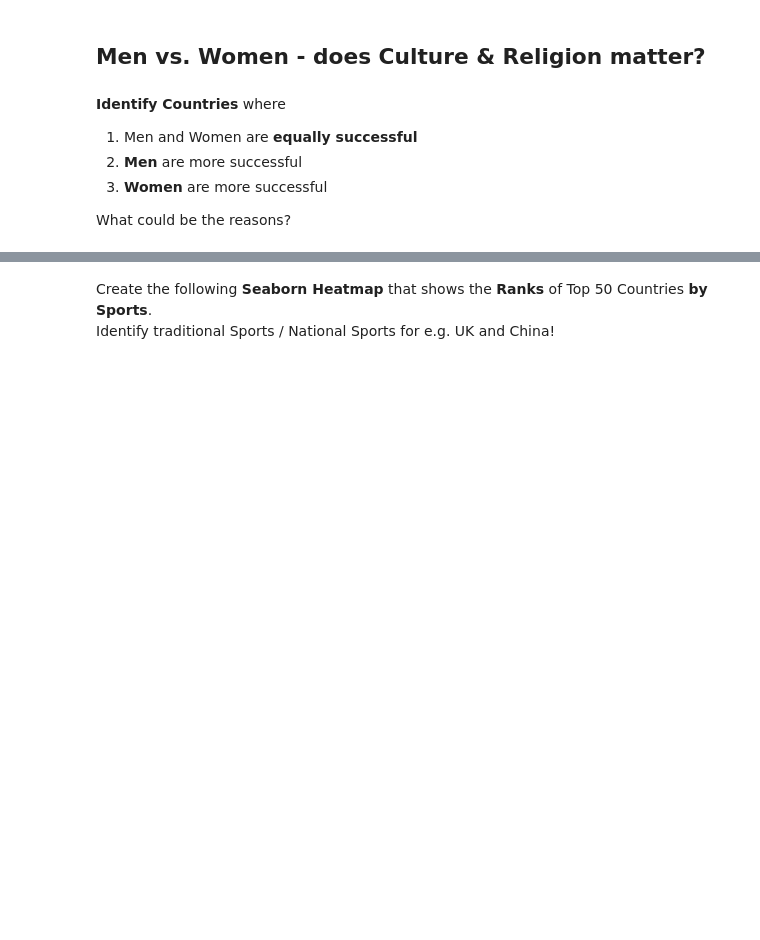
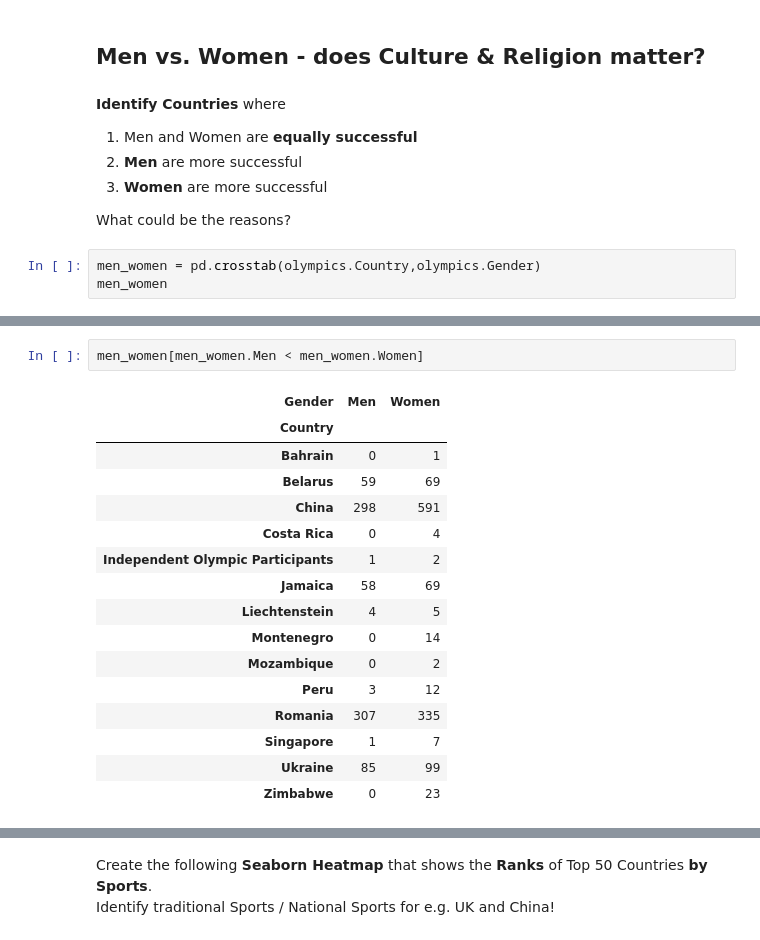
Before and after one commit to hamednasr/Explanatory-Data-Analysis, a Jupyter notebook: Explanatory_DataAnalysis_Challenge.ipynb, the cells around one changed output, grey strips where cells are left out. Drawn from its saved outputs; the diff is of its cells as text; blank space fills up the shorter version.

Commit message:
men and women analysis

```diff
--- a/Explanatory_DataAnalysis_Challenge.ipynb
+++ b/Explanatory_DataAnalysis_Challenge.ipynb
@@ -906,3 +951,6 @@ __Identify Countries__ where
 3. __Women__ are more successful
 
 What could be the reasons?
+# %%
+men_women = pd.crosstab(olympics.Country,olympics.Gender)
+men_women
@@ -908,0 +989,19 @@ What could be the reasons?
+# %%
+men_women[men_women.Men < men_women.Women]
+# %% [output]
+| Gender | Men | Women |
+| Country |  |  |
+| Bahrain | 0 | 1 |
+| Belarus | 59 | 69 |
+| China | 298 | 591 |
+| Costa Rica | 0 | 4 |
+| Independent Olympic Participants | 1 | 2 |
+| Jamaica | 58 | 69 |
+| Liechtenstein | 4 | 5 |
+| Montenegro | 0 | 14 |
+| Mozambique | 0 | 2 |
+| Peru | 3 | 12 |
+| Romania | 307 | 335 |
+| Singapore | 1 | 7 |
+| Ukraine | 85 | 99 |
+| Zimbabwe | 0 | 23 |
```
Also changed, not shown: parts of 12 cells of this notebook.
